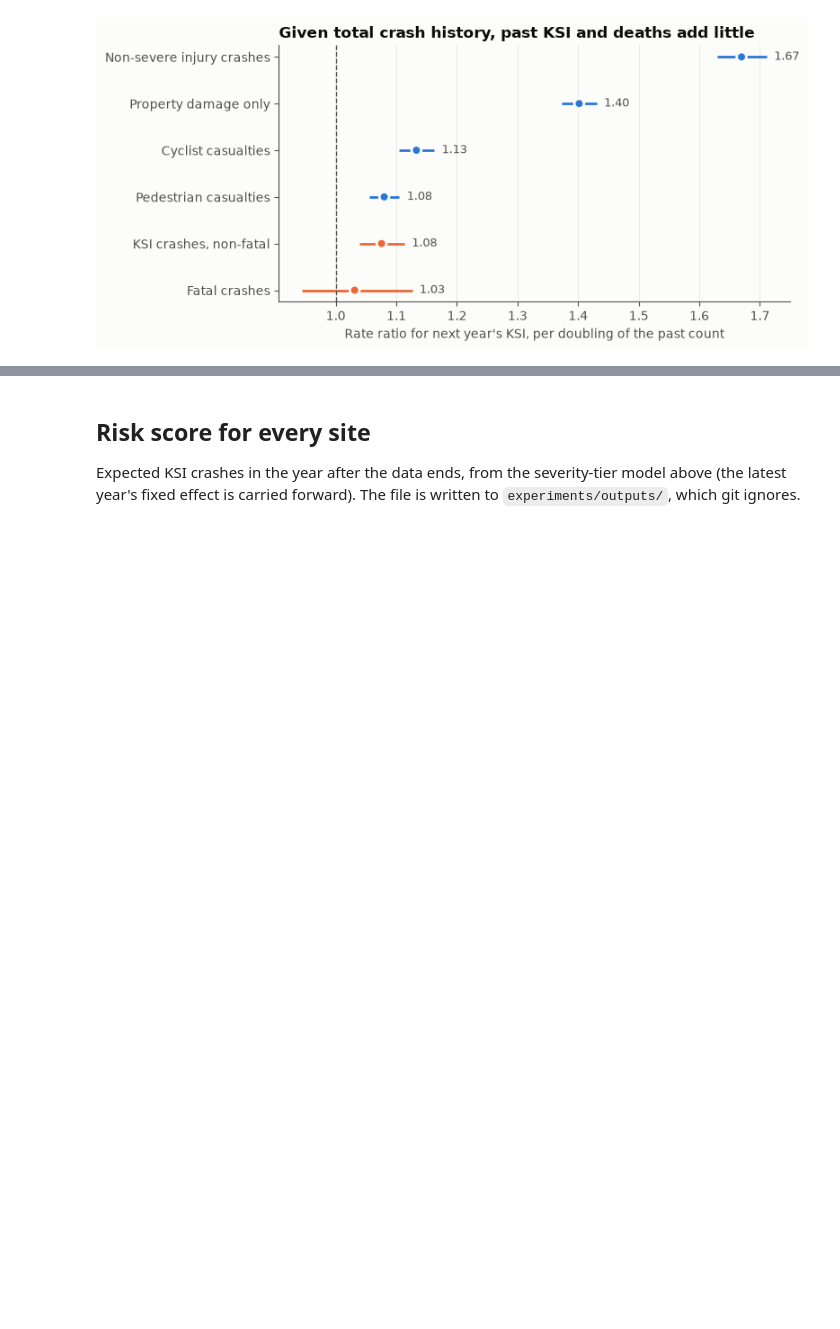
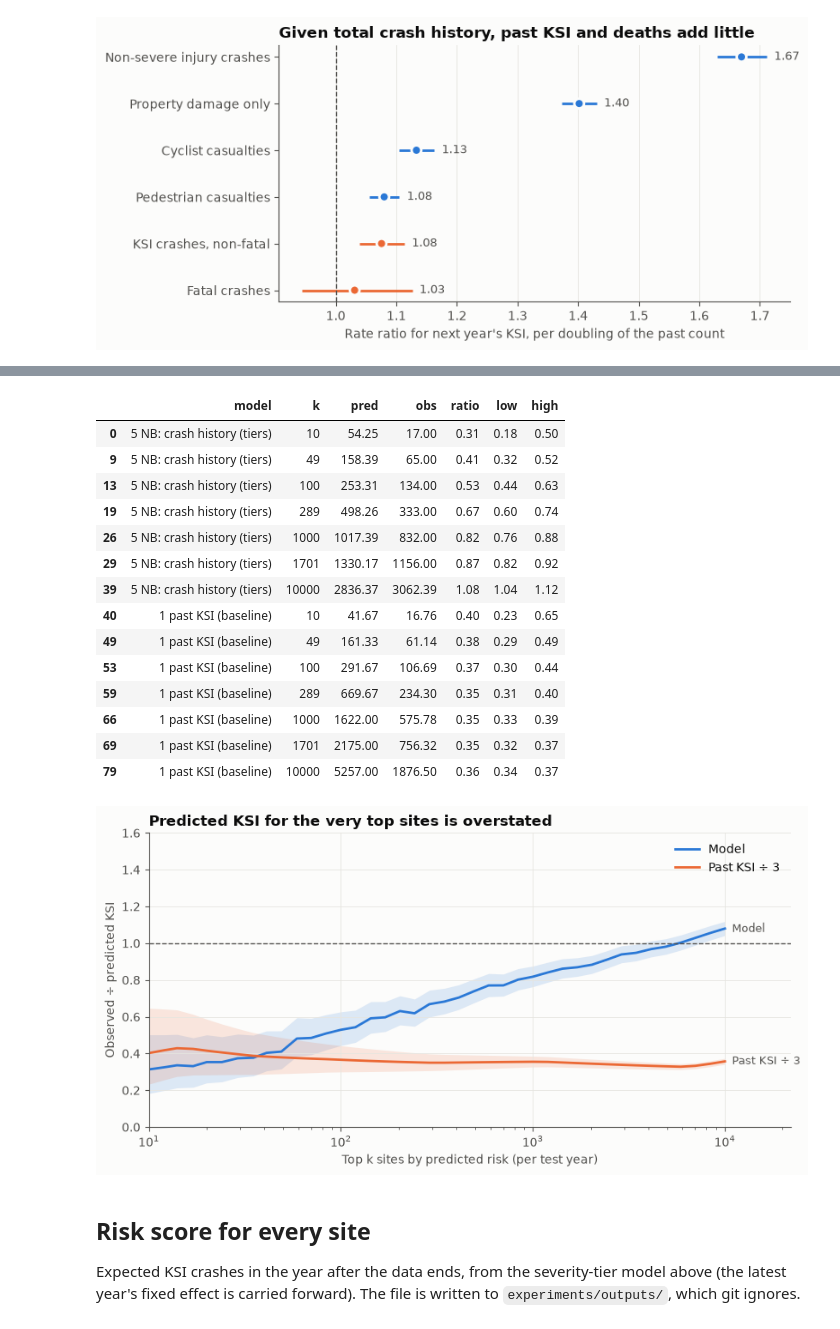
Before and after one commit to Group-7-Capstone/Group-7-Capstone, a Jupyter notebook: experiments/q1_ksi_risk.ipynb, the cells around one changed output, grey strips where cells are left out. Cells and saved outputs as stored; diff of their text form; code cells hidden in the pictures; blank space fills up the shorter version.

```diff
--- a/experiments/q1_ksi_risk.ipynb
+++ b/experiments/q1_ksi_risk.ipynb
@@ -252,2 +448,81 @@ fig.tight_layout()
+# %%
+ks = np.unique(np.round(np.logspace(1, 4, 40)).astype(int))
+
+rows = []
+
+for name in ["5 NB: crash history (tiers)", "1 past KSI (baseline)"]:
+
+    by_year = list(predictions[name].groupby("year"))
+
+    for k in ks:
+
+        pred_total, obs_total = np.sum([top_k_totals(d["ksi"], d["pred"], k) for _, d in by_year], axis=0)
+
+        rows.append({"model": name, "k": k, "pred": pred_total, "obs": obs_total})
+
+tail = pd.DataFrame(rows)
+
+low, high = poisson_interval(tail["obs"])
+
+tail = tail.assign(ratio=tail["obs"] / tail["pred"], low=low / tail["pred"], high=high / tail["pred"])
+
+
+
+fig, ax = plt.subplots(figsize=(8.5, 4.4))
+
+for name, color, label in [
+
+    ("5 NB: crash history (tiers)", MODEL, "Model"),
+
+    ("1 past KSI (baseline)", PRACTICE, "Past KSI ÷ 3"),
+
+]:
+
+    d = tail[tail["model"] == name]
+
+    ax.fill_between(d["k"], d["low"], d["high"], color=color, alpha=0.15, linewidth=0)
+
+    ax.plot(d["k"], d["ratio"], color=color, linewidth=2, label=label)
+
+    ax.annotate(label, (d["k"].iloc[-1], d["ratio"].iloc[-1]), xytext=(6, 0),
+
+                textcoords="offset points", va="center", fontsize=9, color=INK_2)
+
+ax.axhline(1, color=INK_2, linestyle="--", linewidth=1)
+
+ax.set_xscale("log")
+
+ax.set_xlim(ks.min(), ks.max() * 2.2)
+
+ax.set_ylim(0, 1.6)
+
+ax.set_xlabel("Top k sites by predicted risk (per test year)")
+
+ax.set_ylabel("Observed ÷ predicted KSI")
+
+ax.legend(frameon=False, loc="upper right")
+
+ax.set_title("Predicted KSI for the very top sites is overstated")
+
+fig.tight_layout()
+
+tail[tail["k"].isin([10, 25, 100, 250, 1000, 10000]) | tail["k"].isin(ks[[0, 9, 19, 29, 39]])].round(2)
+# %% [output]
+|  | model | k | pred | obs | ratio | low | high |
+| 0 | 5 NB: crash history (tiers) | 10 | 54.25 | 17.00 | 0.31 | 0.18 | 0.50 |
+| 9 | 5 NB: crash history (tiers) | 49 | 158.39 | 65.00 | 0.41 | 0.32 | 0.52 |
+| 13 | 5 NB: crash history (tiers) | 100 | 253.31 | 134.00 | 0.53 | 0.44 | 0.63 |
+| 19 | 5 NB: crash history (tiers) | 289 | 498.26 | 333.00 | 0.67 | 0.60 | 0.74 |
+| 26 | 5 NB: crash history (tiers) | 1000 | 1017.39 | 832.00 | 0.82 | 0.76 | 0.88 |
+| 29 | 5 NB: crash history (tiers) | 1701 | 1330.17 | 1156.00 | 0.87 | 0.82 | 0.92 |
+| 39 | 5 NB: crash history (tiers) | 10000 | 2836.37 | 3062.39 | 1.08 | 1.04 | 1.12 |
+| 40 | 1 past KSI (baseline) | 10 | 41.67 | 16.76 | 0.40 | 0.23 | 0.65 |
+| 49 | 1 past KSI (baseline) | 49 | 161.33 | 61.14 | 0.38 | 0.29 | 0.49 |
+| 53 | 1 past KSI (baseline) | 100 | 291.67 | 106.69 | 0.37 | 0.30 | 0.44 |
+| 59 | 1 past KSI (baseline) | 289 | 669.67 | 234.30 | 0.35 | 0.31 | 0.40 |
+| 66 | 1 past KSI (baseline) | 1000 | 1622.00 | 575.78 | 0.35 | 0.33 | 0.39 |
+| 69 | 1 past KSI (baseline) | 1701 | 2175.00 | 756.32 | 0.35 | 0.32 | 0.37 |
+| 79 | 1 past KSI (baseline) | 10000 | 5257.00 | 1876.50 | 0.36 | 0.34 | 0.37 |
+[figure, added]
 # %% [markdown]
 ## Risk score for every site
```
Also changed, not shown: parts of 19 cells of this notebook, 2 other files.
